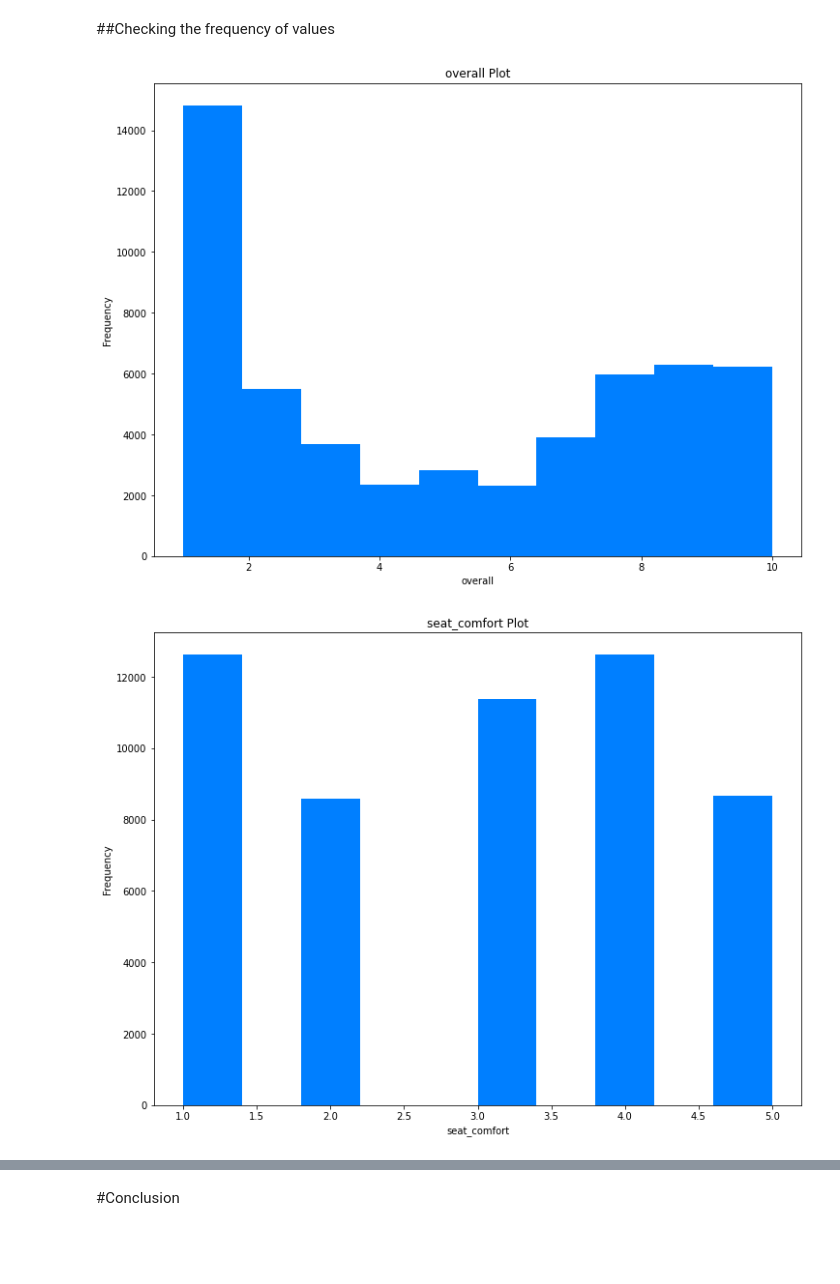
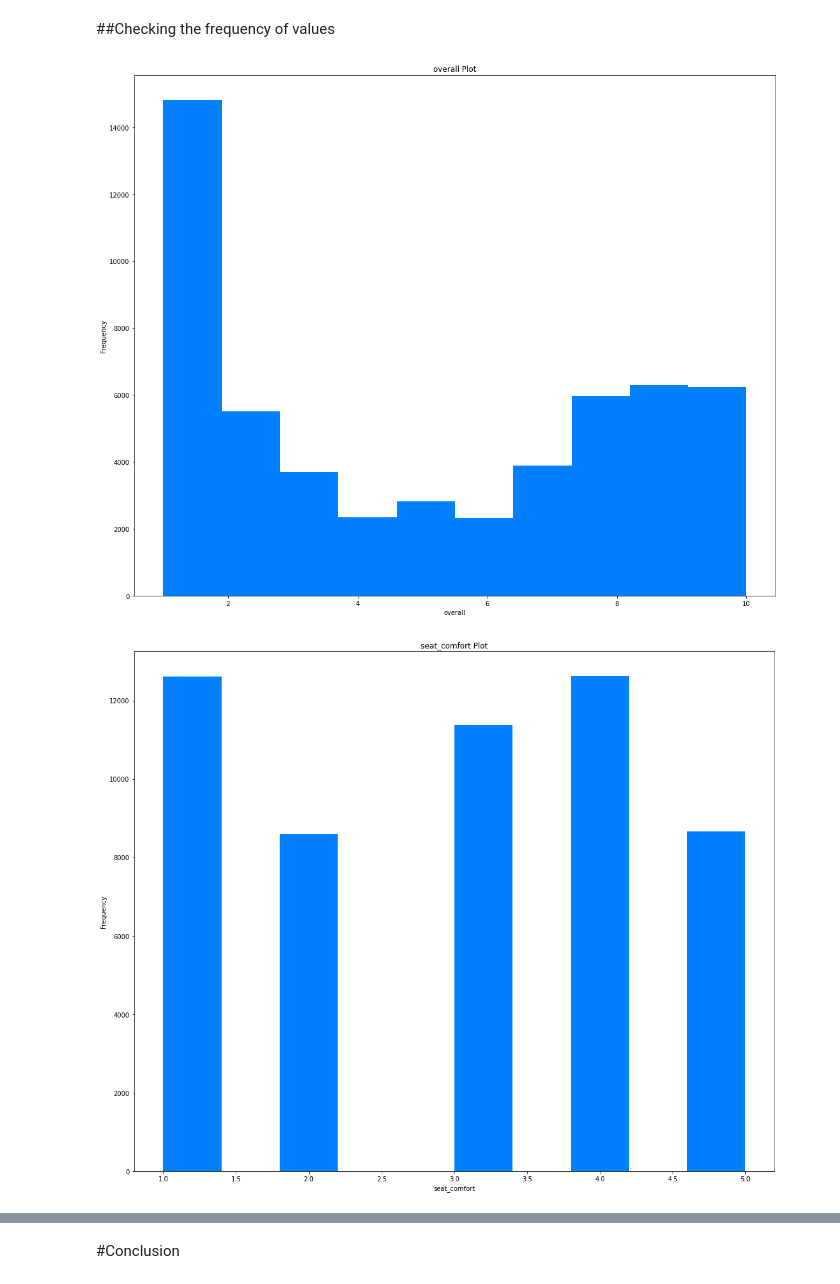
Before and after one commit to Ashfaquesayyed/Airline-passenger-referal-prediction, a Jupyter notebook: airline_passenger_referal_prediction_.ipynb, the cells around one changed output, grey strips where cells are left out. Drawn from its saved outputs; the diff is of its cells as text; code cells hidden in the pictures; blank space fills up the shorter version.

```diff
--- a/airline_passenger_referal_prediction_.ipynb
+++ b/airline_passenger_referal_prediction_.ipynb
@@ -443,16 +443,16 @@ features=['overall','seat_comfort','cabin_service','food_bev','entertainment','g
 # %%
 # plotting histogram for all numeric feature
 for i in features:
   #figure size
-  plt.rcParams['figure.figsize']=(12,9)
+  plt.rcParams['figure.figsize']=(18,15)
   #histogram plot
   plt.hist(df[i], bins=10)
   #title of plot
   plt.title(i+" Plot")
   #label
   plt.xlabel(i)
   plt.ylabel("Frequency")
   plt.show()
 # %% [output]
-[figure, old version]
+[figure, new version]
-[figure, old version]
+[figure, new version]
```
Also changed, not shown: parts of 8 cells of this notebook.
